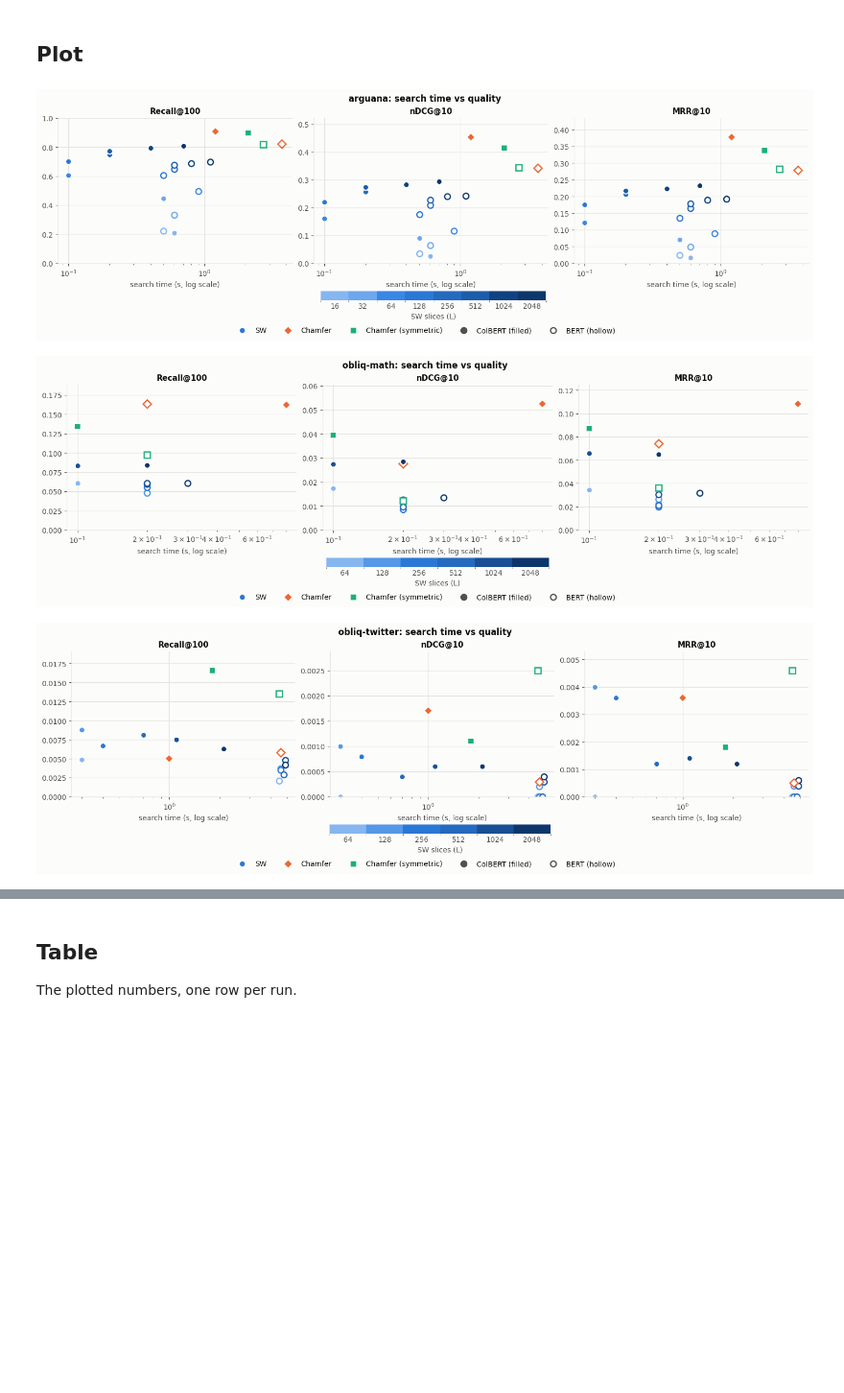
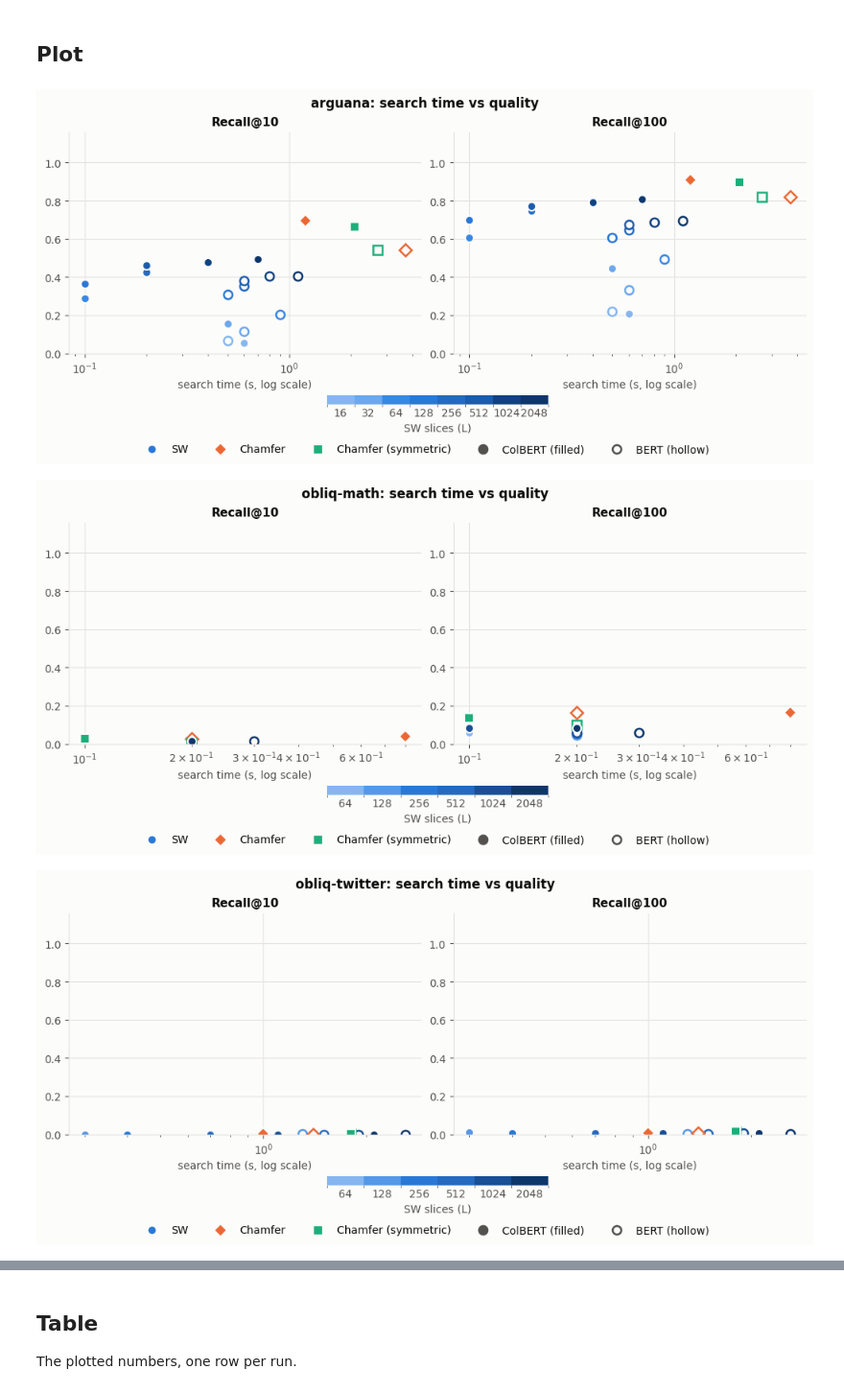
Before and after one commit to PratyushAvi/mutli-vector-search, a Jupyter notebook: src/plots.ipynb, the cells around one changed output, grey strips where cells are left out. Shown at 96% size. Drawn from its saved outputs; the diff is of its cells as text; code cells hidden in the pictures; blank space fills up the shorter version.

```diff
--- a/src/plots.ipynb
+++ b/src/plots.ipynb
@@ -22,7 +22,7 @@ from evaluate import evaluate, load_qrels, load_run
 from paths import RESULTS_DIR
 
 DATASETS = None       # e.g. ["arguana", "scidocs"]; None = every dataset in results/
-METRICS = ("recall@100", "ndcg@10", "mrr@10")
+METRICS = ("recall@10", "recall@100")
 QRELS_SPLIT = "test"
 SAVE = True
 # %% [markdown]
@@ -106,7 +106,8 @@ def plot_dataset(dataset, df):
         ax.set_xlabel("search time (s, log scale)")
         kind, k = metric.split("@")
         ax.set_title(f"{METRIC_NAMES.get(kind, kind)}@{k}")
-        ax.set_ylim(0, min(1.0, df[metric].max() * 1.15))
+        # ax.set_ylim(0, min(1.0, df[metric].max() * 1.15))
+        ax.set_ylim(0, 1.16)
 
     # Slice gradient: one discrete step per slice count.
     if colors:
@@ -114,33 +115,33 @@ def plot_dataset(dataset, df):
         cmap = ListedColormap([colors[L] for L in Ls])
         norm = BoundaryNorm(np.arange(len(Ls) + 1) - 0.5, len(Ls))
         cbar = fig.colorbar(ScalarMappable(norm=norm, cmap=cmap), ax=axes, location="bottom",
                             ticks=range(len(Ls)), shrink=0.3, aspect=25, pad=0.02)
         cbar.ax.set_xticklabels([str(L) for L in Ls])
         cbar.set_label("SW slices (L)", color=INK_2)
         cbar.outline.set_visible(False)
         cbar.ax.tick_params(length=0, colors=INK_2)
 
     # Methods (shape; SW color comes from the gradient) and encoders (fill).
     mid = SLICE_RAMP[4]
     handles = [Line2D([], [], ls="none", marker=SW_MARKERS[i % len(SW_MARKERS)], ms=8, color=mid, mec=SURFACE,
                       label="SW" if len(sw_methods) == 1 else m) for i, m in enumerate(sw_methods)]
     handles += [Line2D([], [], ls="none", marker=mk, ms=8, color=c, mec=SURFACE, label=label)
                 for m, (c, mk, label) in FIXED.items() if m in set(df.method)]
     handles += [Line2D([], [], ls="none", marker="o", ms=8, color=INK_2, mew=1.8,
                        mfc=SURFACE if e == "bert" else INK_2, mec=INK_2, label=label)
                 for e, label in ENCODERS.items() if e in set(df.encoder)]
     fig.legend(handles=handles, loc="outside lower center", ncol=len(handles), frameon=False)
     fig.suptitle(f"{dataset}: search time vs quality", fontweight="semibold", color=INK)
     return fig
 
 for dataset, df in runs.groupby("dataset"):
     fig = plot_dataset(dataset, df)
     if SAVE:
         out = RESULTS_DIR / dataset / "plots"
         out.mkdir(exist_ok=True)
         fig.savefig(out / "time_vs_quality.png", dpi=160)
     plt.show()
 # %% [output]
-[figure, old version]
+[figure, new version]
-[figure, old version]
+[figure, new version]
-[figure, old version]
+[figure, new version]
```
Also changed, not shown: parts of 1 cell of this notebook, 55 other files.
